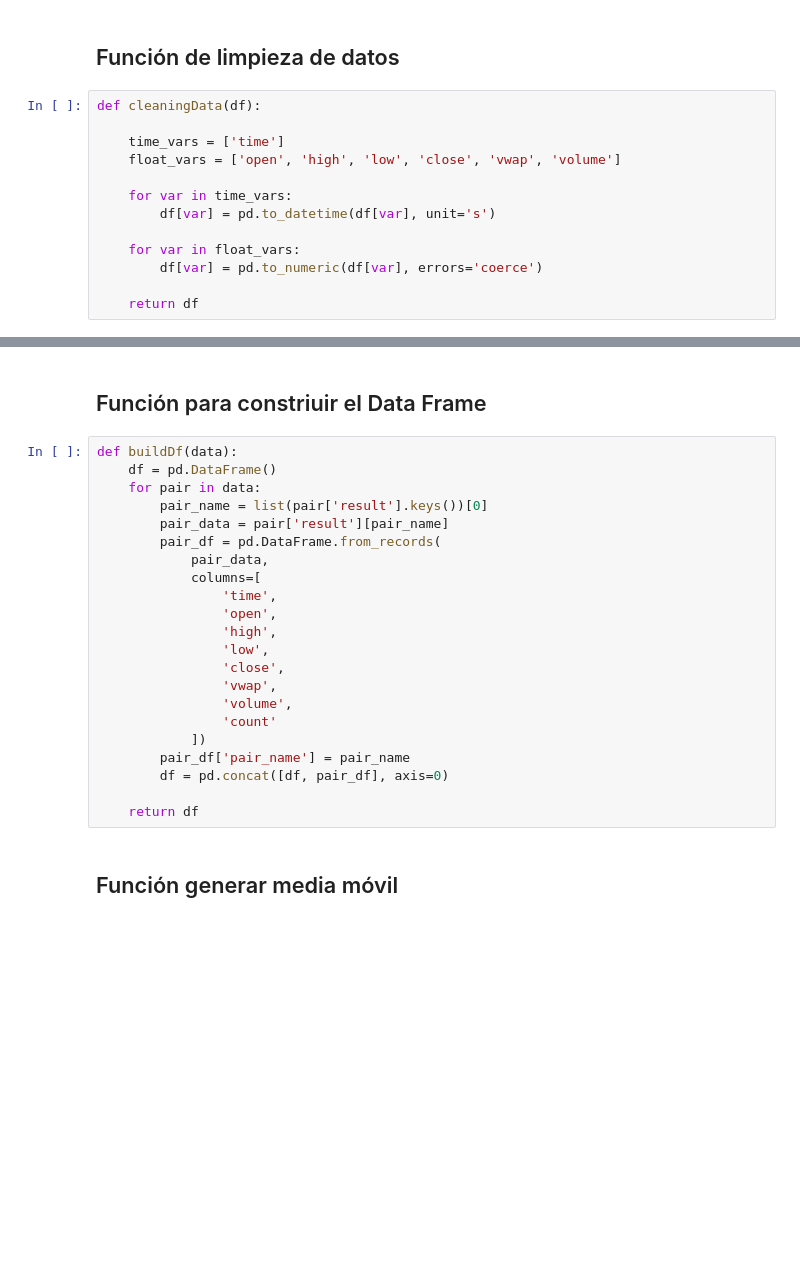
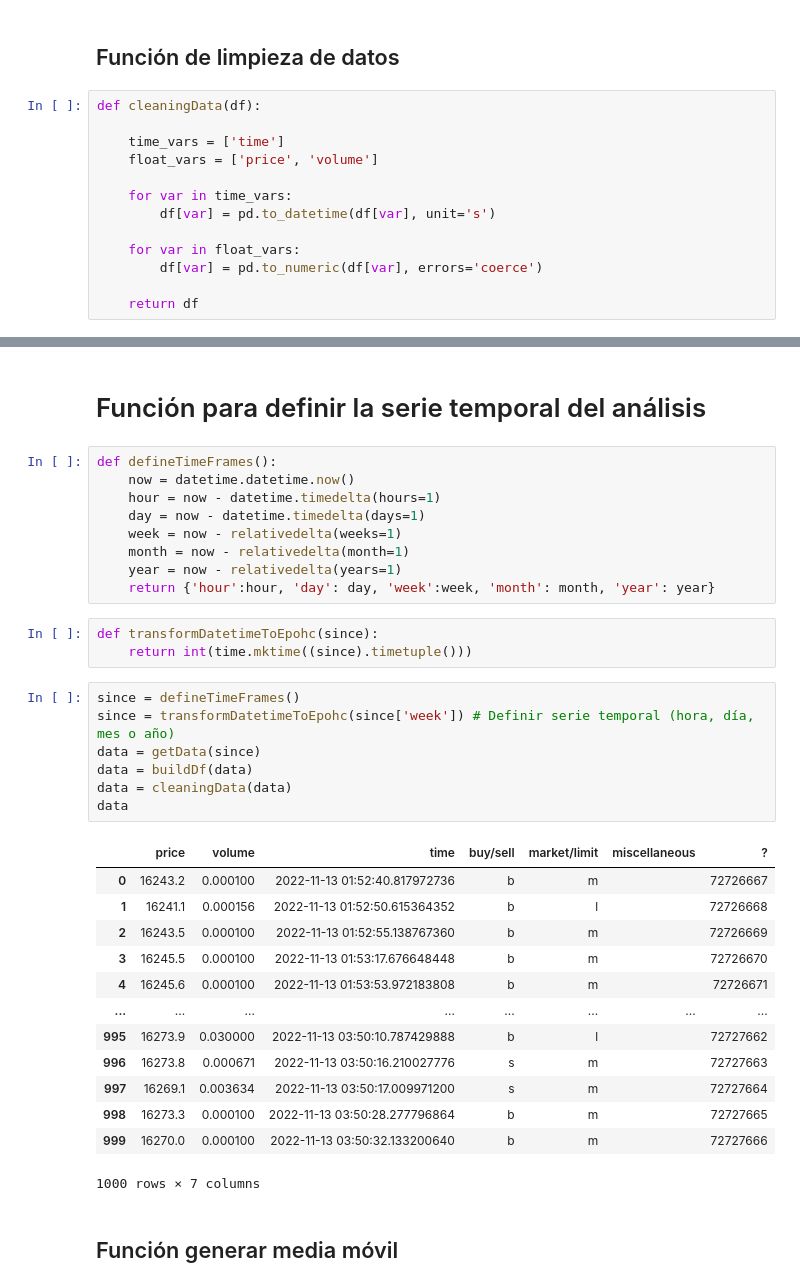
Before and after one commit to javieraquique/cryptodata, a Jupyter notebook: app.ipynb, the cells around one changed output, grey strips where cells are left out. Drawn from its saved outputs; the diff is of its cells as text; blank space fills up the shorter version.

Commit message:
Progress to achieve larger time frame

```diff
--- a/app.ipynb
+++ b/app.ipynb
@@ -21,7 +126,7 @@ currencies = ['USD', 'EUR']
 def cleaningData(df):
 
     time_vars = ['time']
-    float_vars = ['open', 'high', 'low', 'close', 'vwap', 'volume']
+    float_vars = ['price', 'volume']
 
     for var in time_vars:
         df[var] = pd.to_datetime(df[var], unit='s')
@@ -53,27 +138,38 @@ def getData():
-# %% [markdown]
-## Función para constriuir el Data Frame
-# %%
-def buildDf(data):
-    df = pd.DataFrame()
-    for pair in data:
-        pair_name = list(pair['result'].keys())[0]
-        pair_data = pair['result'][pair_name]
-        pair_df = pd.DataFrame.from_records(
-            pair_data,
-            columns=[
-                'time',
-                'open',
-                'high',
-                'low',
-                'close',
-                'vwap',
-                'volume',
-                'count'
-            ])
-        pair_df['pair_name'] = pair_name
-        df = pd.concat([df, pair_df], axis=0)
-
-    return df
+# %% [markdown]
+# Función para definir la serie temporal del análisis
+# %%
+def defineTimeFrames():
+    now = datetime.datetime.now()
+    hour = now - datetime.timedelta(hours=1)
+    day = now - datetime.timedelta(days=1)
+    week = now - relativedelta(weeks=1)
+    month = now - relativedelta(month=1)
+    year = now - relativedelta(years=1)
+    return {'hour':hour, 'day': day, 'week':week, 'month': month, 'year': year}
+# %%
+def transformDatetimeToEpohc(since):
+    return int(time.mktime((since).timetuple()))
+# %%
+since = defineTimeFrames()
+since = transformDatetimeToEpohc(since['week']) # Definir serie temporal (hora, día, mes o año)
+data = getData(since)
+data = buildDf(data)
+data = cleaningData(data)
+data
+# %% [output]
+|  | price | volume | time | buy/sell | market/limit | miscellaneous | ? |
+| 0 | 16243.2 | 0.000100 | 2022-11-13 01:52:40.817972736 | b | m |  | 72726667 |
+| 1 | 16241.1 | 0.000156 | 2022-11-13 01:52:50.615364352 | b | l |  | 72726668 |
+| 2 | 16243.5 | 0.000100 | 2022-11-13 01:52:55.138767360 | b | m |  | 72726669 |
+| 3 | 16245.5 | 0.000100 | 2022-11-13 01:53:17.676648448 | b | m |  | 72726670 |
+| 4 | 16245.6 | 0.000100 | 2022-11-13 01:53:53.972183808 | b | m |  | 72726671 |
+| ... | ... | ... | ... | ... | ... | ... | ... |
+| 995 | 16273.9 | 0.030000 | 2022-11-13 03:50:10.787429888 | b | l |  | 72727662 |
+| 996 | 16273.8 | 0.000671 | 2022-11-13 03:50:16.210027776 | s | m |  | 72727663 |
+| 997 | 16269.1 | 0.003634 | 2022-11-13 03:50:17.009971200 | s | m |  | 72727664 |
+| 998 | 16273.3 | 0.000100 | 2022-11-13 03:50:28.277796864 | b | m |  | 72727665 |
+| 999 | 16270.0 | 0.000100 | 2022-11-13 03:50:32.133200640 | b | m |  | 72727666 |
+1000 rows × 7 columns
 # %% [markdown]
 ## Función generar media móvil
 # %%
```
Also changed, not shown: parts of 23 cells of this notebook, 1 other file.
